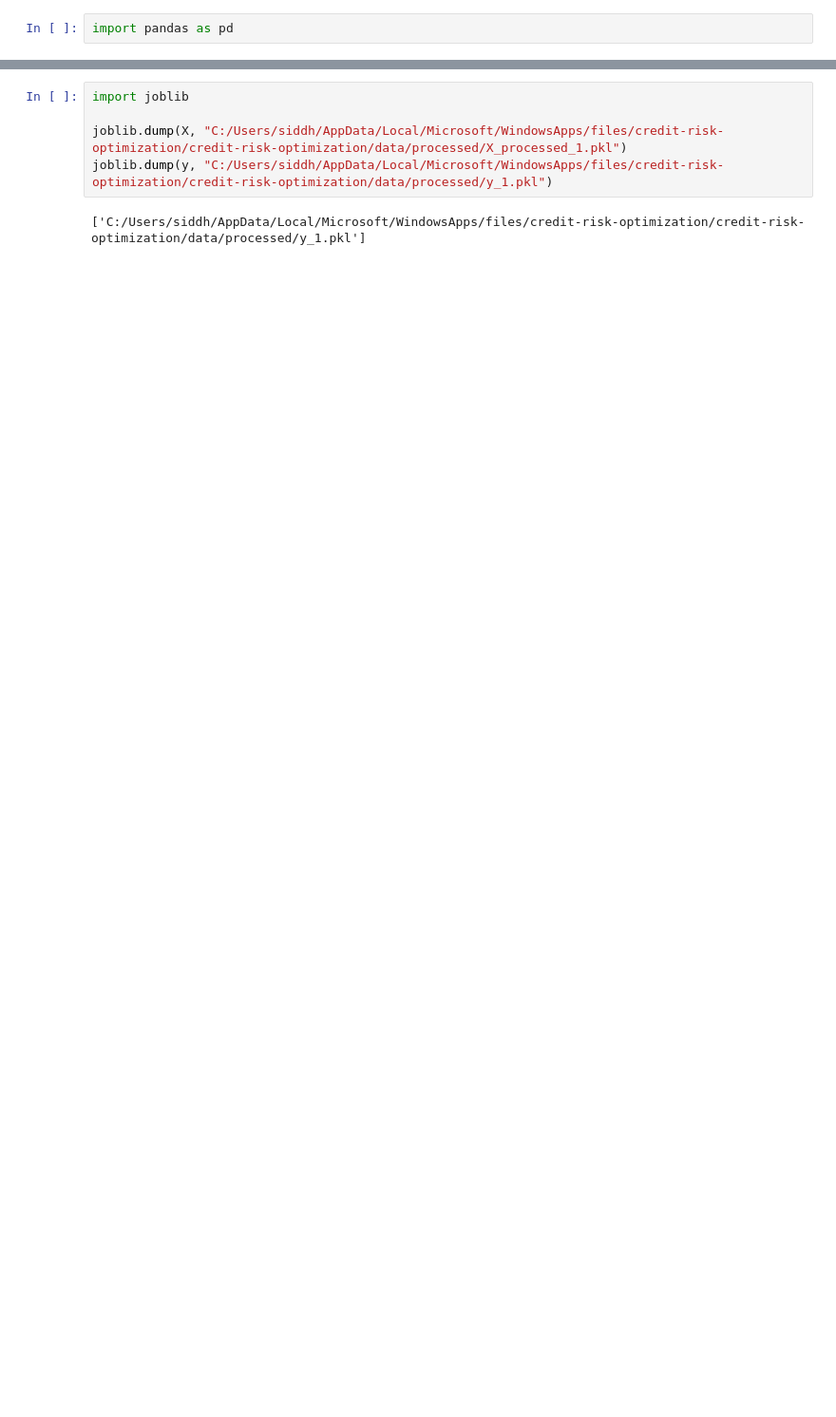
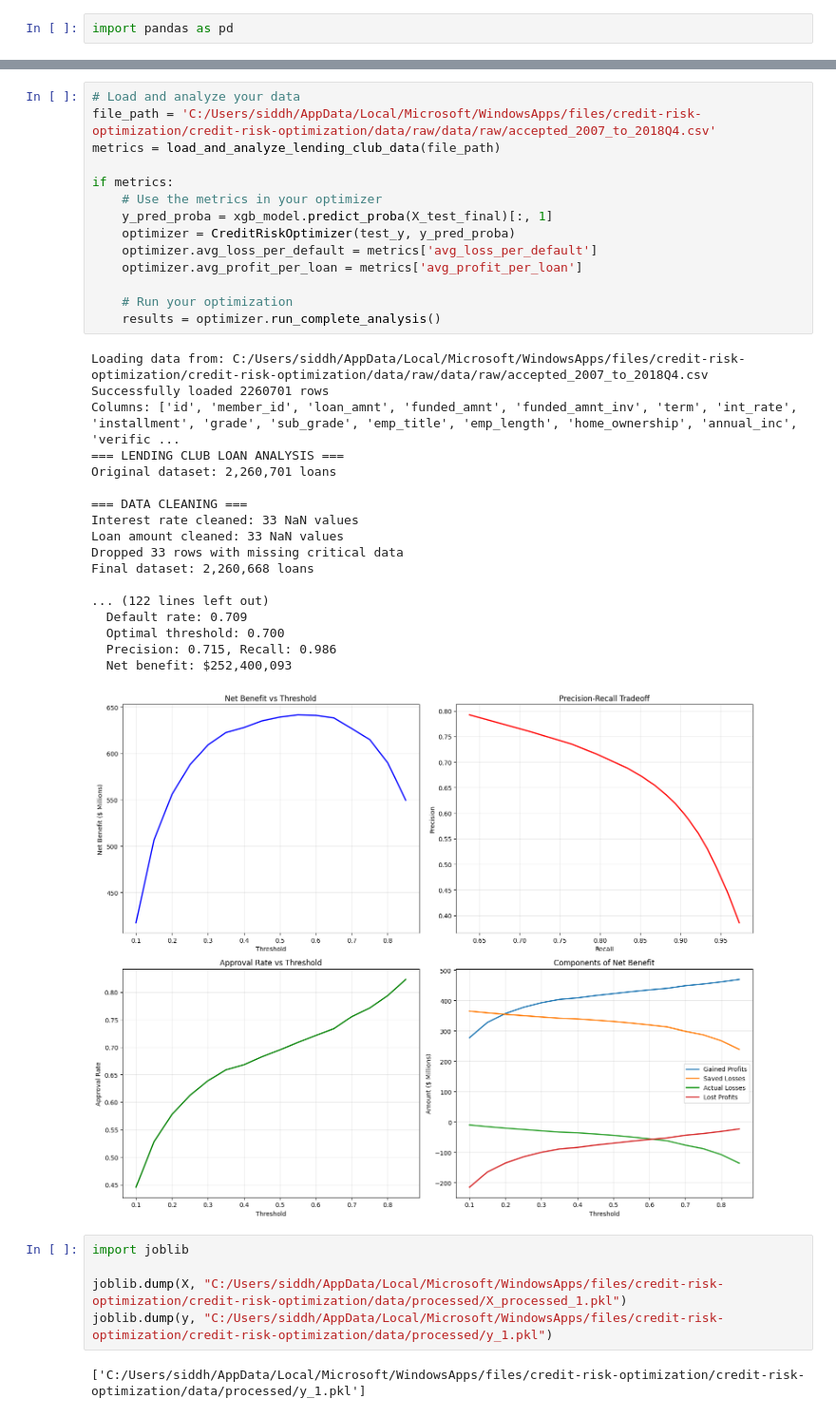
Before and after one commit to siddhantgopi/credit-risk-optimization, a Jupyter notebook: notebooks/02_Preprocessing.ipynb, the cells around one changed output, grey strips where cells are left out. Shown at 95% size. Saved outputs shown, nothing was run; the diff lists cells and outputs as text; blank space fills up the shorter version.

```diff
--- a/notebooks/02_Preprocessing.ipynb
+++ b/notebooks/02_Preprocessing.ipynb
@@ -431,3 +1336,36 @@ Name: target, Length: 1860331, dtype: int64
+# %%
+# Load and analyze your data
+file_path = 'C:/Users/siddh/AppData/Local/Microsoft/WindowsApps/files/credit-risk-optimization/credit-risk-optimization/data/raw/data/raw/accepted_2007_to_2018Q4.csv'
+metrics = load_and_analyze_lending_club_data(file_path)
+
+if metrics:
+    # Use the metrics in your optimizer
+    y_pred_proba = xgb_model.predict_proba(X_test_final)[:, 1]
+    optimizer = CreditRiskOptimizer(test_y, y_pred_proba)
+    optimizer.avg_loss_per_default = metrics['avg_loss_per_default']
+    optimizer.avg_profit_per_loan = metrics['avg_profit_per_loan']
+
+    # Run your optimization
+    results = optimizer.run_complete_analysis()
+# %% [output]
+Loading data from: C:/Users/siddh/AppData/Local/Microsoft/WindowsApps/files/credit-risk-optimization/credit-risk-optimization/data/raw/data/raw/accepted_2007_to_2018Q4.csv
+Successfully loaded 2260701 rows
+Columns: ['id', 'member_id', 'loan_amnt', 'funded_amnt', 'funded_amnt_inv', 'term', 'int_rate', 'installment', 'grade', 'sub_grade', 'emp_title', 'emp_length', 'home_ownership', 'annual_inc', 'verific ...
+=== LENDING CLUB LOAN ANALYSIS ===
+Original dataset: 2,260,701 loans
+
+=== DATA CLEANING ===
+Interest rate cleaned: 33 NaN values
+Loan amount cleaned: 33 NaN values
+Dropped 33 rows with missing critical data
+Final dataset: 2,260,668 loans
+
+... (122 lines left out)
+  Default rate: 0.709
+  Optimal threshold: 0.700
+  Precision: 0.715, Recall: 0.986
+  Net benefit: $252,400,093
+[figure, added]
 # %%
 import joblib
 
```
Also changed, not shown: parts of 90 cells of this notebook.
